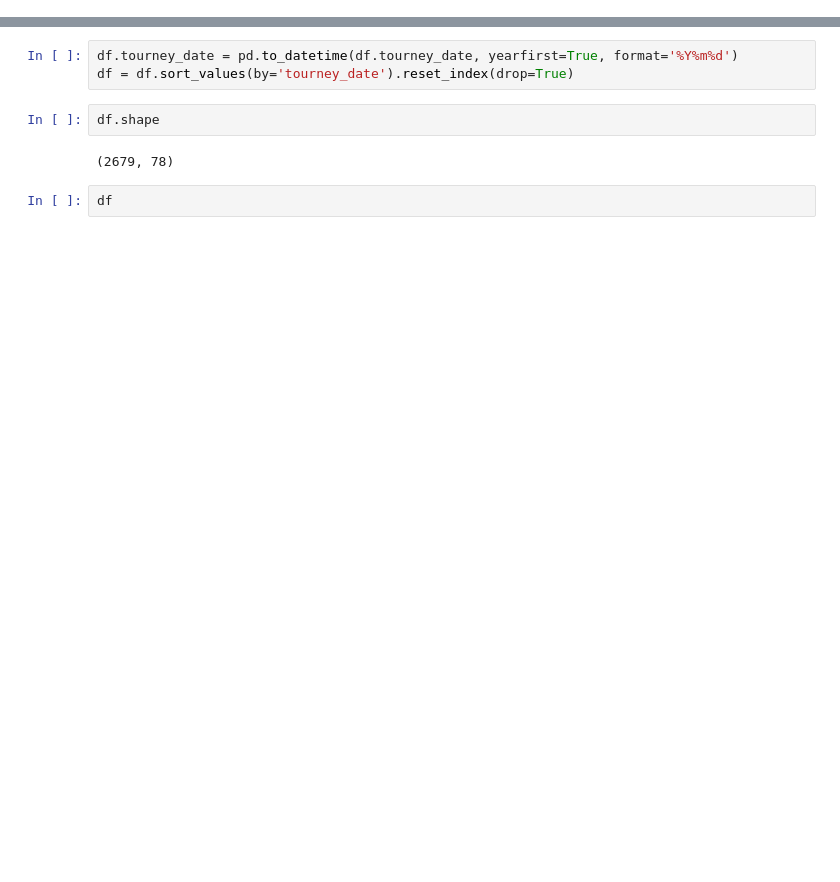
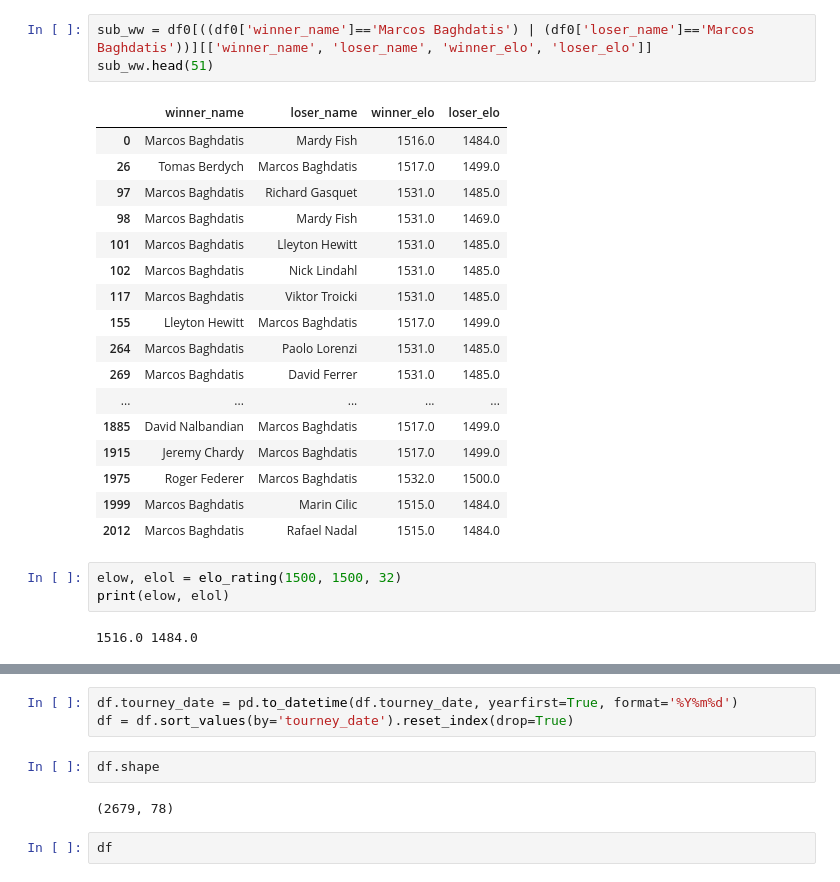
Before and after one commit to markokajkut/tennis_analytics, a Jupyter notebook: Tennis.ipynb, the cells around one changed output, grey strips where cells are left out. Drawn from its saved outputs; the diff is of its cells as text; blank space fills up the shorter version.

```diff
--- a/Tennis.ipynb
+++ b/Tennis.ipynb
@@ -4,0 +188,26 @@ import math
+# %%
+sub_ww = df0[((df0['winner_name']=='Marcos Baghdatis') | (df0['loser_name']=='Marcos Baghdatis'))][['winner_name', 'loser_name', 'winner_elo', 'loser_elo']]
+sub_ww.head(51)
+# %% [output]
+|  | winner_name | loser_name | winner_elo | loser_elo |
+| 0 | Marcos Baghdatis | Mardy Fish | 1516.0 | 1484.0 |
+| 26 | Tomas Berdych | Marcos Baghdatis | 1517.0 | 1499.0 |
+| 97 | Marcos Baghdatis | Richard Gasquet | 1531.0 | 1485.0 |
+| 98 | Marcos Baghdatis | Mardy Fish | 1531.0 | 1469.0 |
+| 101 | Marcos Baghdatis | Lleyton Hewitt | 1531.0 | 1485.0 |
+| 102 | Marcos Baghdatis | Nick Lindahl | 1531.0 | 1485.0 |
+| 117 | Marcos Baghdatis | Viktor Troicki | 1531.0 | 1485.0 |
+| 155 | Lleyton Hewitt | Marcos Baghdatis | 1517.0 | 1499.0 |
+| 264 | Marcos Baghdatis | Paolo Lorenzi | 1531.0 | 1485.0 |
+| 269 | Marcos Baghdatis | David Ferrer | 1531.0 | 1485.0 |
+| ... | ... | ... | ... | ... |
+| 1885 | David Nalbandian | Marcos Baghdatis | 1517.0 | 1499.0 |
+| 1915 | Jeremy Chardy | Marcos Baghdatis | 1517.0 | 1499.0 |
+| 1975 | Roger Federer | Marcos Baghdatis | 1532.0 | 1500.0 |
+| 1999 | Marcos Baghdatis | Marin Cilic | 1515.0 | 1484.0 |
+| 2012 | Marcos Baghdatis | Rafael Nadal | 1515.0 | 1484.0 |
+# %%
+elow, elol = elo_rating(1500, 1500, 32)
+print(elow, elol)
+# %% [output]
+1516.0 1484.0
```
Also changed, not shown: parts of 19 cells of this notebook.
